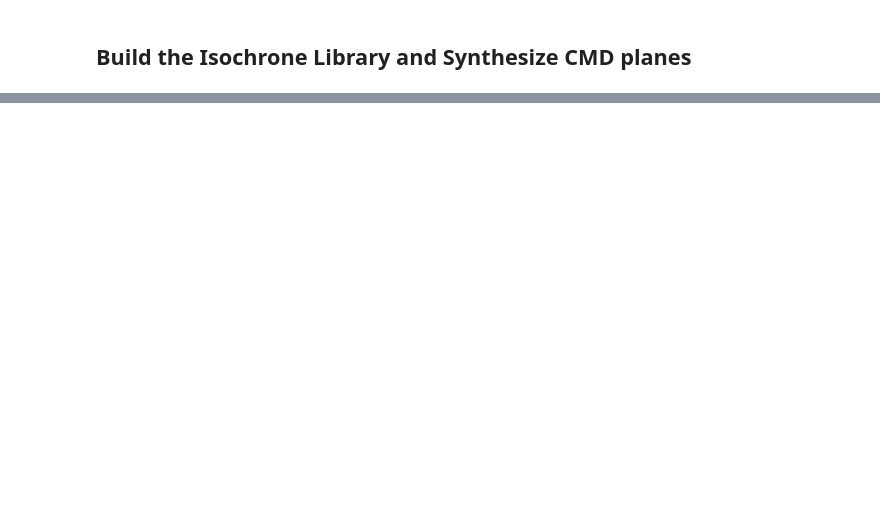
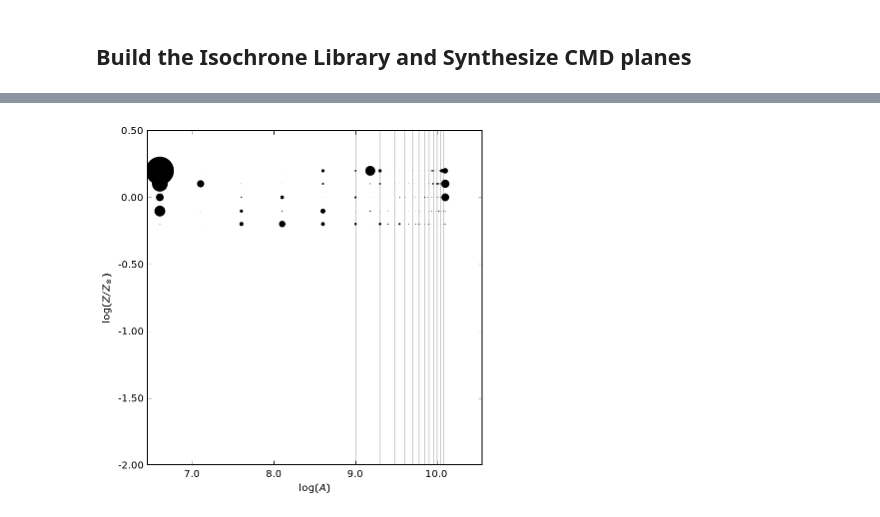
Before and after one commit to jonathansick/androcmd, a Jupyter notebook: notebooks/Brick 23 IR.ipynb, the cells around one changed output, grey strips where cells are left out. Cells and saved outputs as stored; diff of their text form; code cells hidden in the pictures; blank space fills up the shorter version.

```diff
--- a/notebooks/Brick 23 IR.ipynb
+++ b/notebooks/Brick 23 IR.ipynb
@@ -40,7 +28,7 @@ import astropy.units as u
 from padova import AgeGridRequest, IsochroneRequest
 from starfisher import LibraryBuilder
 
-z_grid = [0.0096, 0.012, 0.015, 0.019, 0.024, 0.03]
+z_grid = [0.012, 0.015, 0.019, 0.024, 0.03]
 delta_gyr = 0.5
 late_ages = np.log10(np.arange(1e9 + delta_gyr, 13e9, delta_gyr * 1e9))
 print late_ages
@@ -50,7 +38,7 @@ if not os.path.exists(os.path.join(STARFISH, isoc_dir)):
         r = AgeGridRequest(z,
                            min_log_age=6.6,
                            max_log_age=9.,
-                           delta_log_age=0.1,
+                           delta_log_age=0.5,
                            phot='wfc3', photsys_version='odfnew')
         for isoc in r.isochrone_set:
             isoc.export_for_starfish(os.path.join(STARFISH, isoc_dir),
@@ -121,7 +97,7 @@ crowd = ExtantCrowdingTable(crowd_path)
 
 # Define CMD planes
 Lim = namedtuple('Lim', 'x y')
-ir_lim = Lim(x=(-1., 3.), y=(24., 14.))
+ir_lim = Lim(x=(-1., 2.), y=(25., 16.))
 ir_cmd = ColorPlane((wfc3_bands.index('F110W'),
                      wfc3_bands.index('F160W')),
                     wfc3_bands.index('F160W'),
@@ -130,15 +106,15 @@ ir_cmd = ColorPlane((wfc3_bands.index('F110W'),
                     28.,
                     suffix='f110f160',
                     x_label=r'$\mathrm{F110W}-\mathrm{F160W}$',
-                    y_label=r'$\mathrm{F110W}$')
-
-print lockfile._polygons.keys()
+                    y_label=r'$\mathrm{F110W}$',
+                   dpix=0.1)
+colour_planes = [ir_cmd]
 
 synth = Synth(synth_dir, builder, lockfile, crowd,
               rel_extinction,
               young_extinction=young_av,
               old_extinction=old_av,
-              planes=[ir_cmd],
+              planes=colour_planes,
               mass_span=(0.08, 150.),
               nstars=10000000)
 if len(glob(os.path.join(STARFISH, synth_dir, "z*"))) == 0:
@@ -152,0 +177,9 @@ if len(glob(os.path.join(STARFISH, synth_dir, "z*"))) == 0:
+# %%
+from starfisher import SFH, Mask
+
+mask = Mask(colour_planes)
+sfh = SFH(data_root, synth, mask, fit_dir)
+if not os.path.exists(sfh.full_outfile_path):
+    sfh.run_sfh()
+sfh_table = sfh.solution_table()
+print(sfh_table)
@@ -152,0 +208,14 @@ if len(glob(os.path.join(STARFISH, synth_dir, "z*"))) == 0:
+# %%
+from starfisher.sfhplot import SFHCirclePlot
+
+fig = plt.figure(figsize=(6, 6))
+ax = fig.add_subplot(111)
+
+cp = SFHCirclePlot(sfh_table)
+cp.plot_in_ax(ax, max_area=800)
+for logage in np.log10(np.arange(1, 13, 1) * 1e9):
+    ax.axvline(logage, c='0.8', zorder=-1)
+
+fig.show()
+# %% [output]
+[figure, added]
```
Also changed, not shown: parts of 9 cells of this notebook.
